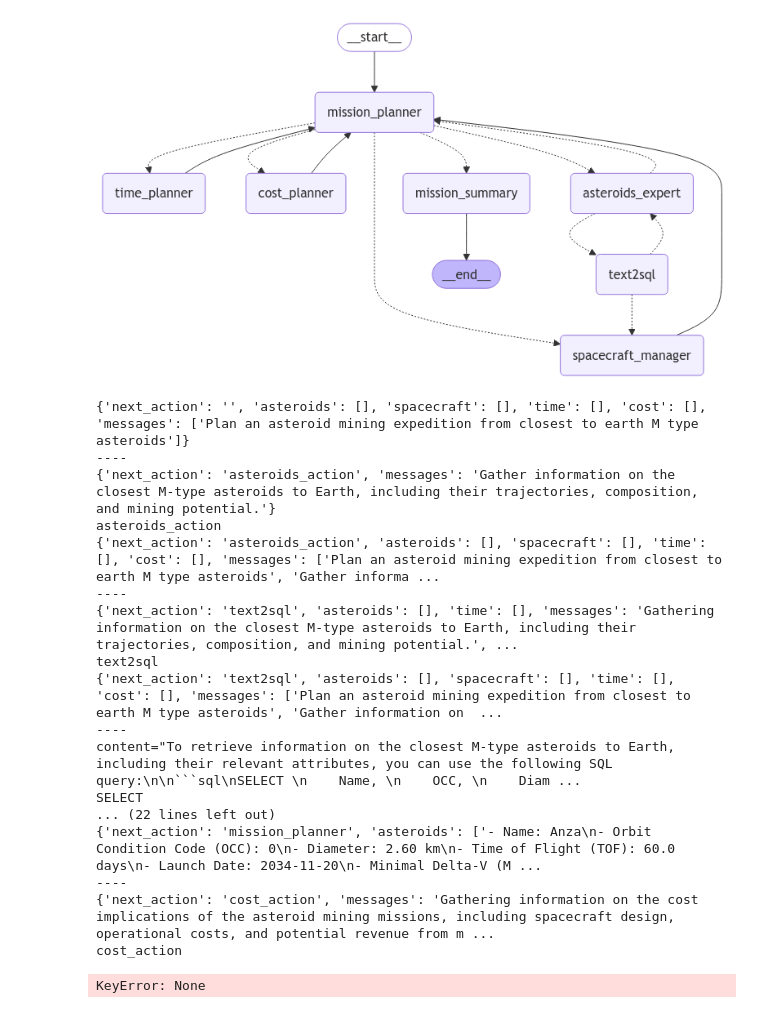
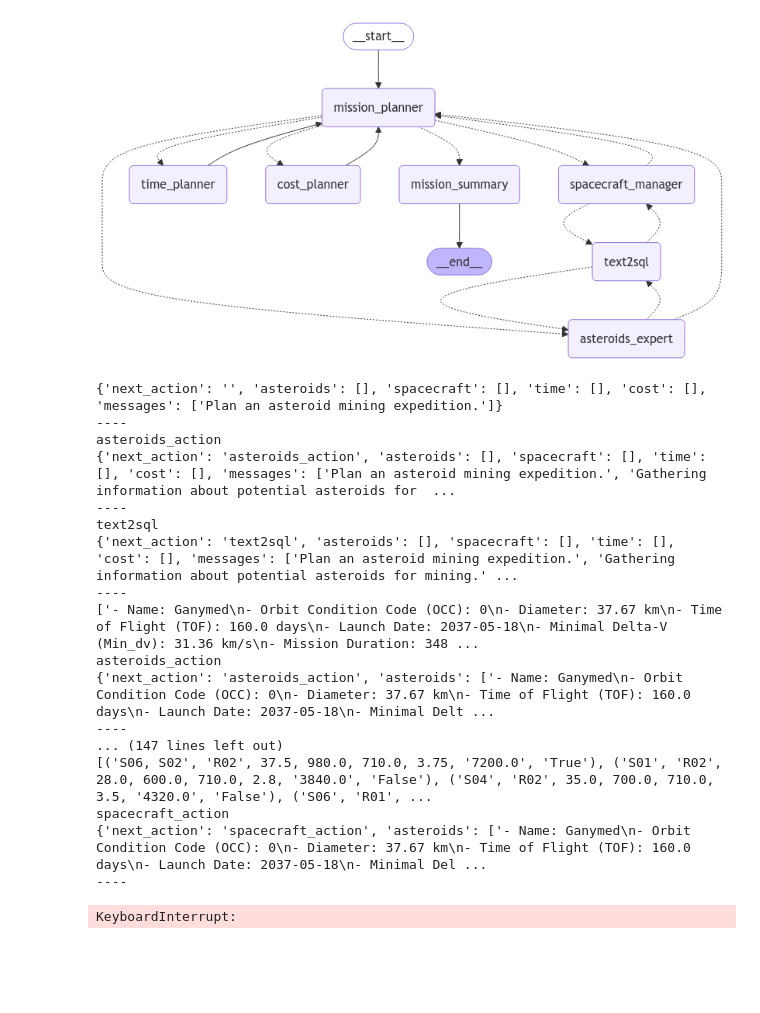
Before and after one commit to Chajf/DataGigaChads_BHL10, a Jupyter notebook: agent.ipynb, the cells around one changed output. Cells and saved outputs as stored; diff of their text form; code cells hidden in the pictures; blank space fills up the shorter version.

````diff
--- a/agent.ipynb
+++ b/agent.ipynb
@@ -67,6 +67,7 @@ class MissionState2(TypedDict):
 class text2sqlState(TypedDict):
     next_action: Literal["mission_planner","text2sql"] = Field(description="Next action to execute in mission planning phase")
     asteroids: list = Field(description = "Potential destinations for mission")
+    spacecraft: list = Field(description = "List of potential spacecrafts for mission")
     time: list = Field(description="Time windows to start mission")
     messages: str
     table: str
@@ -313,7 +441,7 @@ def text2sql_condition_return(state: MissionState):
     print(action)
     if action=="asteroids_action":
         return "asteroids_expert"
-    if action=="spacecraft_manager":
+    if action=="spacecraft_action":
         return "spacecraft_manager"
 
 def text2sql_condition(state: MissionState):
@@ -344,57 +472,58 @@ builder.add_node("mission_summary",mission_summary)
 # builder.add_node("tools", ToolNode(tools))
 
 # Define edges: these determine how the control flow moves
 builder.add_edge(START, "mission_planner")
 builder.add_conditional_edges("mission_planner",main_stage_condition,["spacecraft_manager","time_planner","cost_planner","mission_summary","asteroids_expert"])
 # builder.add_conditional_edges("asteroids_expert",tools_condition,["tools"])
 # builder.add_edge("asteroids_expert","mission_planner")
 # builder.add_edge("tools","asteroids_expert")
 builder.add_conditional_edges("asteroids_expert",text2sql_condition,["text2sql","mission_planner"])
+builder.add_conditional_edges("spacecraft_manager",text2sql_condition,["text2sql","mission_planner"])
 builder.add_conditional_edges("text2sql",text2sql_condition_return,["asteroids_expert","spacecraft_manager"])
 # builder.add_edge("spacecraft_manager","text2sql")
 # builder.add_edge("cost_planner","text2sql")
 # builder.add_edge("text2sql","mission_planner")
 # builder.add_edge("text2sql","spacecraft_manager")
 # builder.add_edge("text2sql","cost_planner")
 # builder.add_edge("spacecraft_manager","mission_planner")
 builder.add_edge("time_planner","mission_planner")
 builder.add_edge("cost_planner","mission_planner")
-builder.add_edge("spacecraft_manager","mission_planner")
+# builder.add_edge("spacecraft_manager","mission_planner")
 builder.add_edge("mission_summary",END)
 # builder.add_conditional_edges("spacecraft_manager", spacecraft_condition, ["mission_planner","text2sql"])
 
 
 # builder.add_conditional_edges("create_analysts", END)
 # react_graph = builder.compile()
 memory = MemorySaver()
 react_graph = builder.compile(checkpointer=memory)
 
 # Show
 display(Image(react_graph.get_graph(xray=True).draw_mermaid_png()))
 # %% [output]
-[figure, old version]
+[figure, new version]
 # %%
 config = {"configurable": {"thread_id": "1"}}
 
-for event in react_graph.stream({"messages":["Plan an asteroid mining expedition from closest to earth M type asteroids"],"next_action":""},config,stream_mode="values"):
+for event in react_graph.stream({"messages":["Plan an asteroid mining expedition."],"next_action":""},config,stream_mode="values"):
     print(event)
     print("----")
 # %% [output]
-{'next_action': '', 'asteroids': [], 'spacecraft': [], 'time': [], 'cost': [], 'messages': ['Plan an asteroid mining expedition from closest to earth M type asteroids']}
+{'next_action': '', 'asteroids': [], 'spacecraft': [], 'time': [], 'cost': [], 'messages': ['Plan an asteroid mining expedition.']}
 ----
-{'next_action': 'asteroids_action', 'messages': 'Gather information on the closest M-type asteroids to Earth, including their trajectories, composition, and mining potential.'}
 asteroids_action
-{'next_action': 'asteroids_action', 'asteroids': [], 'spacecraft': [], 'time': [], 'cost': [], 'messages': ['Plan an asteroid mining expedition from closest to earth M type asteroids', 'Gather informa ...
+{'next_action': 'asteroids_action', 'asteroids': [], 'spacecraft': [], 'time': [], 'cost': [], 'messages': ['Plan an asteroid mining expedition.', 'Gathering information about potential asteroids for  ...
 ----
-{'next_action': 'text2sql', 'asteroids': [], 'time': [], 'messages': 'Gathering information on the closest M-type asteroids to Earth, including their trajectories, composition, and mining potential.', ...
 text2sql
-{'next_action': 'text2sql', 'asteroids': [], 'spacecraft': [], 'time': [], 'cost': [], 'messages': ['Plan an asteroid mining expedition from closest to earth M type asteroids', 'Gather information on  ...
+{'next_action': 'text2sql', 'asteroids': [], 'spacecraft': [], 'time': [], 'cost': [], 'messages': ['Plan an asteroid mining expedition.', 'Gathering information about potential asteroids for mining.' ...
 ----
-content="To retrieve information on the closest M-type asteroids to Earth, including their relevant attributes, you can use the following SQL query:\n\n```sql\nSELECT \n    Name, \n    OCC, \n    Diam ...
-SELECT
-... (22 lines left out)
-{'next_action': 'mission_planner', 'asteroids': ['- Name: Anza\n- Orbit Condition Code (OCC): 0\n- Diameter: 2.60 km\n- Time of Flight (TOF): 60.0 days\n- Launch Date: 2034-11-20\n- Minimal Delta-V (M ...
+['- Name: Ganymed\n- Orbit Condition Code (OCC): 0\n- Diameter: 37.67 km\n- Time of Flight (TOF): 160.0 days\n- Launch Date: 2037-05-18\n- Minimal Delta-V (Min_dv): 31.36 km/s\n- Mission Duration: 348 ...
+asteroids_action
+{'next_action': 'asteroids_action', 'asteroids': ['- Name: Ganymed\n- Orbit Condition Code (OCC): 0\n- Diameter: 37.67 km\n- Time of Flight (TOF): 160.0 days\n- Launch Date: 2037-05-18\n- Minimal Delt ...
 ----
-{'next_action': 'cost_action', 'messages': 'Gathering information on the cost implications of the asteroid mining missions, including spacecraft design, operational costs, and potential revenue from m ...
-cost_action
+... (147 lines left out)
+[('S06, S02', 'R02', 37.5, 980.0, 710.0, 3.75, '7200.0', 'True'), ('S01', 'R02', 28.0, 600.0, 710.0, 2.8, '3840.0', 'False'), ('S04', 'R02', 35.0, 700.0, 710.0, 3.5, '4320.0', 'False'), ('S06', 'R01', ...
+spacecraft_action
+{'next_action': 'spacecraft_action', 'asteroids': ['- Name: Ganymed\n- Orbit Condition Code (OCC): 0\n- Diameter: 37.67 km\n- Time of Flight (TOF): 160.0 days\n- Launch Date: 2037-05-18\n- Minimal Del ...
+----
-KeyError: None
+KeyboardInterrupt:
````
Also changed, not shown: parts of 2 cells of this notebook, 1 other file.
